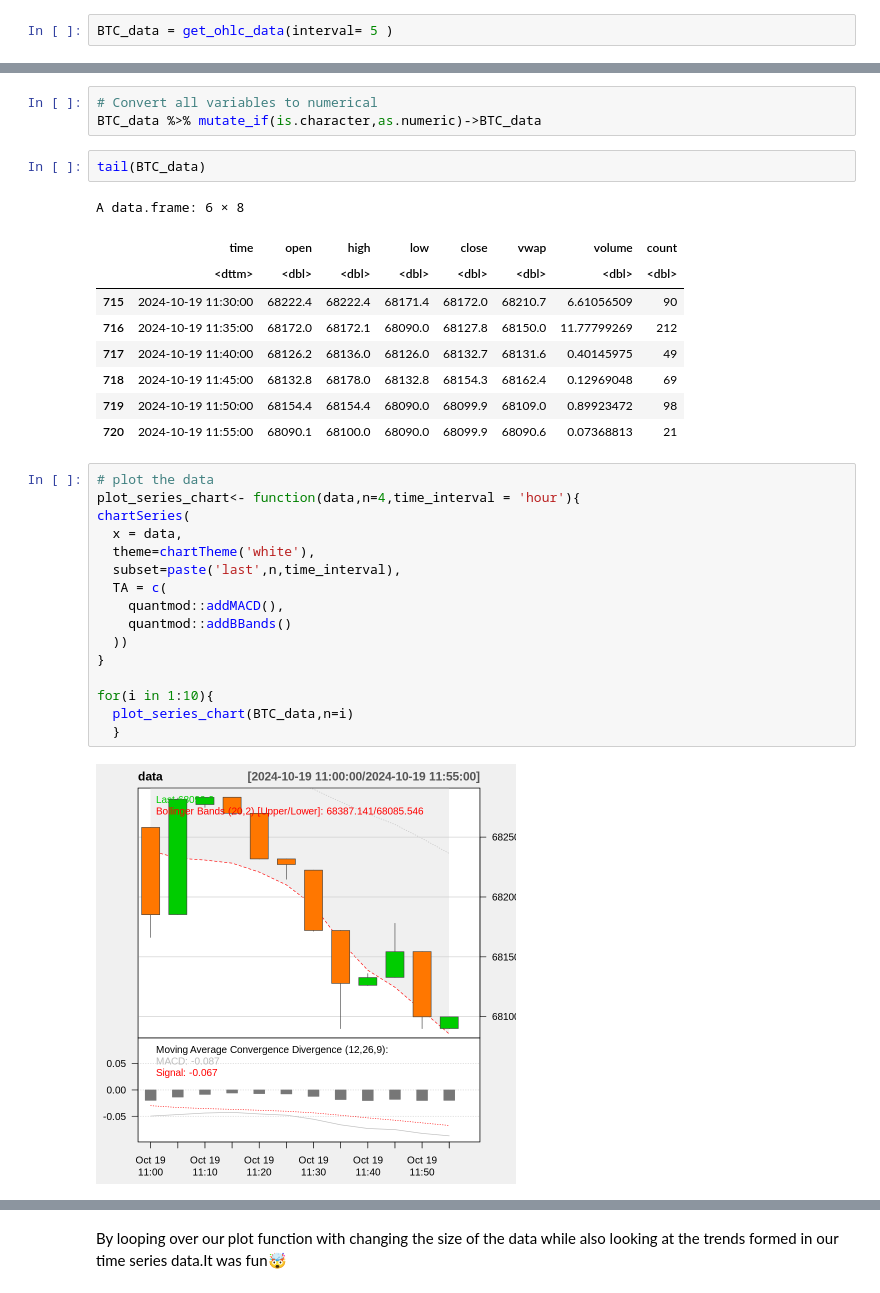
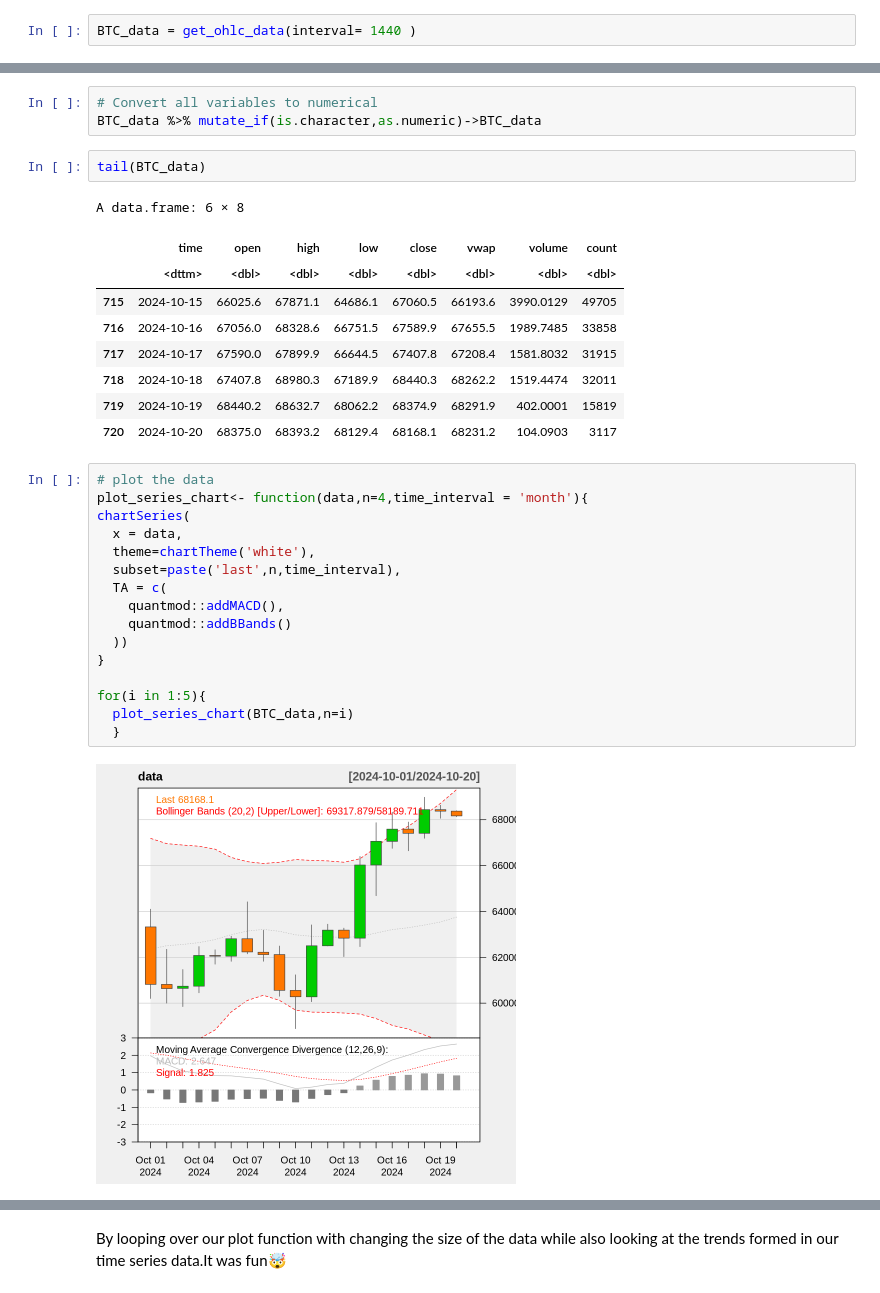
Before and after one commit to Rhino-byte/Time-Series-, a Jupyter notebook: Cryptocurrency_Analysis_In_R.ipynb, the cells around one changed output, grey strips where cells are left out. Cells and saved outputs as stored; diff of their text form.

````diff
--- a/Cryptocurrency_Analysis_In_R.ipynb
+++ b/Cryptocurrency_Analysis_In_R.ipynb
@@ -109,7 +127,7 @@ Maximum value of data you can retrieve is 720 observation from the recent observ
 Example: 1688671200
 ```
 # %%
-BTC_data = get_ohlc_data(interval= 5 )
+BTC_data = get_ohlc_data(interval= 1440 )
 # %% [output]
 No encoding supplied: defaulting to UTF-8.
 # %%
@@ -121,27 +139,27 @@ tail(BTC_data)
 A data.frame: 6 × 8
 |  | time | open | high | low | close | vwap | volume | count |
 |  | <dttm> | <dbl> | <dbl> | <dbl> | <dbl> | <dbl> | <dbl> | <dbl> |
-| 715 | 2024-10-19 11:30:00 | 68222.4 | 68222.4 | 68171.4 | 68172.0 | 68210.7 | 6.61056509 | 90 |
-| 716 | 2024-10-19 11:35:00 | 68172.0 | 68172.1 | 68090.0 | 68127.8 | 68150.0 | 11.77799269 | 212 |
-| 717 | 2024-10-19 11:40:00 | 68126.2 | 68136.0 | 68126.0 | 68132.7 | 68131.6 | 0.40145975 | 49 |
-| 718 | 2024-10-19 11:45:00 | 68132.8 | 68178.0 | 68132.8 | 68154.3 | 68162.4 | 0.12969048 | 69 |
-| 719 | 2024-10-19 11:50:00 | 68154.4 | 68154.4 | 68090.0 | 68099.9 | 68109.0 | 0.89923472 | 98 |
-| 720 | 2024-10-19 11:55:00 | 68090.1 | 68100.0 | 68090.0 | 68099.9 | 68090.6 | 0.07368813 | 21 |
+| 715 | 2024-10-15 | 66025.6 | 67871.1 | 64686.1 | 67060.5 | 66193.6 | 3990.0129 | 49705 |
+| 716 | 2024-10-16 | 67056.0 | 68328.6 | 66751.5 | 67589.9 | 67655.5 | 1989.7485 | 33858 |
+| 717 | 2024-10-17 | 67590.0 | 67899.9 | 66644.5 | 67407.8 | 67208.4 | 1581.8032 | 31915 |
+| 718 | 2024-10-18 | 67407.8 | 68980.3 | 67189.9 | 68440.3 | 68262.2 | 1519.4474 | 32011 |
+| 719 | 2024-10-19 | 68440.2 | 68632.7 | 68062.2 | 68374.9 | 68291.9 | 402.0001 | 15819 |
+| 720 | 2024-10-20 | 68375.0 | 68393.2 | 68129.4 | 68168.1 | 68231.2 | 104.0903 | 3117 |
 # %%
 # plot the data
-plot_series_chart<- function(data,n=4,time_interval = 'hour'){
+plot_series_chart<- function(data,n=4,time_interval = 'month'){
 chartSeries(
   x = data,
   theme=chartTheme('white'),
   subset=paste('last',n,time_interval),
   TA = c(
     quantmod::addMACD(),
     quantmod::addBBands()
   ))
 }
 
-for(i in 1:10){
+for(i in 1:5){
   plot_series_chart(BTC_data,n=i)
   }
 # %% [output]
-[figure, old version]
+[figure, new version]
````
Also changed, not shown: parts of 20 cells of this notebook.
